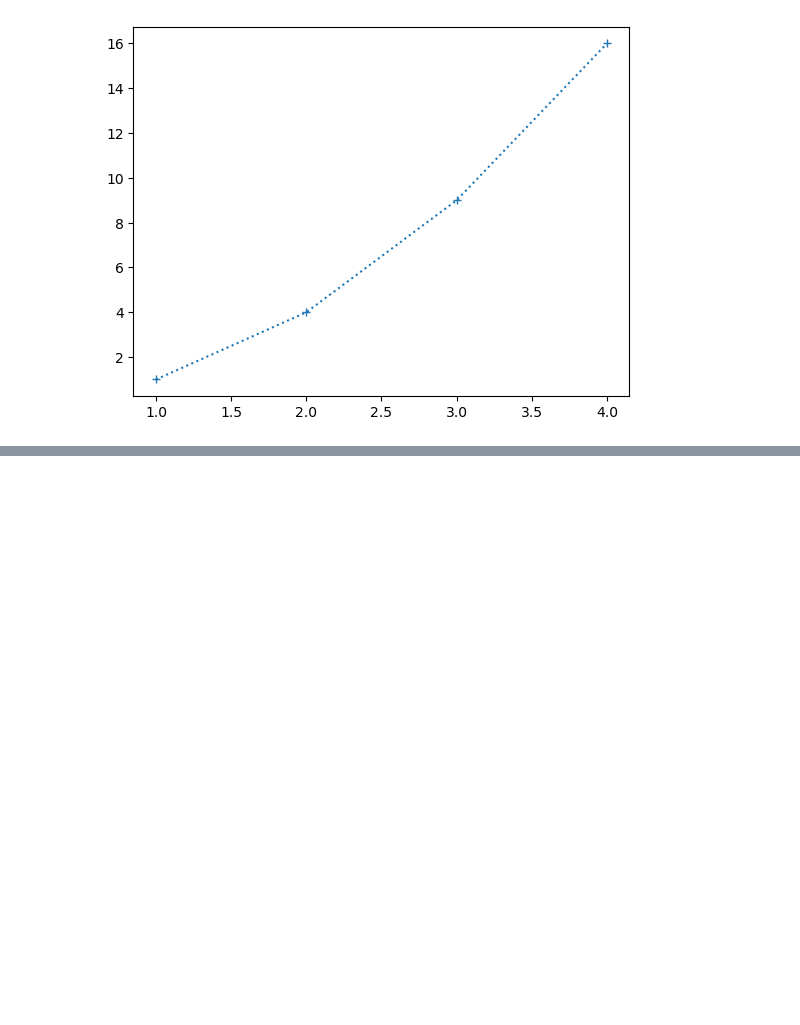
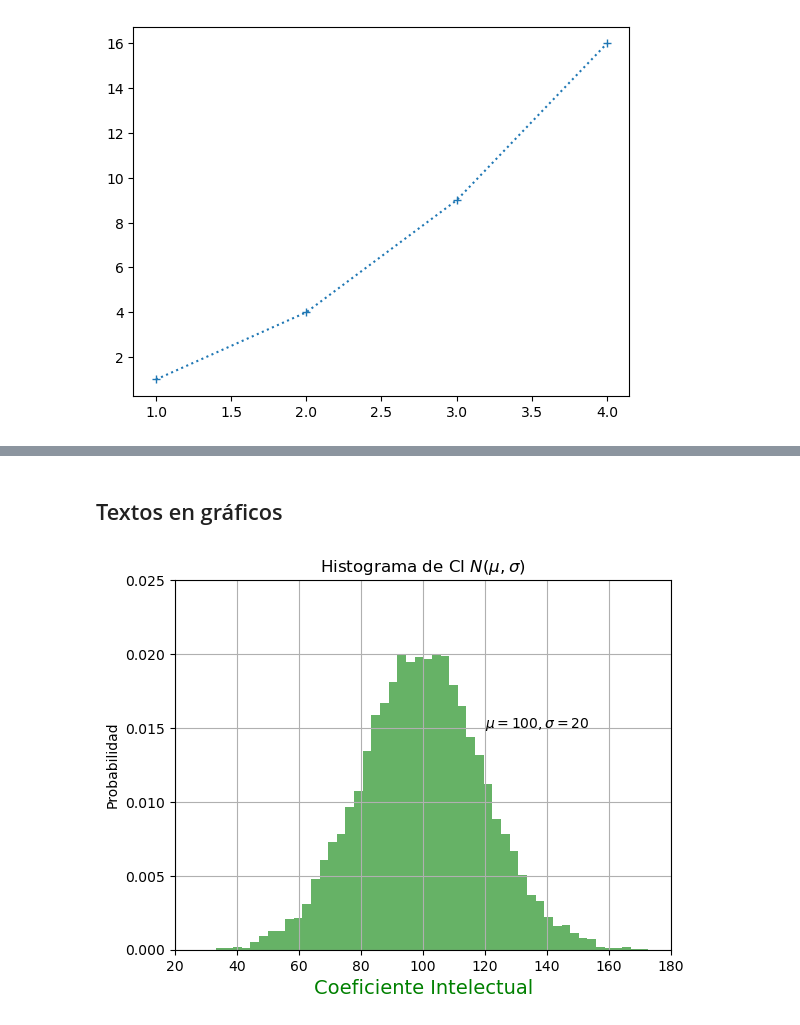
Before and after one commit to Sebastian-Landeo/FundamentosED-R-Python, a Jupyter notebook: Python AL/02-matplotlib.ipynb, the cells around one changed output, grey strips where cells are left out. Cells and saved outputs as stored; diff of their text form; code cells hidden in the pictures; blank space fills up the shorter version.

```diff
--- a/Python AL/02-matplotlib.ipynb
+++ b/Python AL/02-matplotlib.ipynb
@@ -73,0 +126,19 @@ plt.plot(x, y, marker="+", linestyle=":", animated=True)
+# %% [markdown]
+## Textos en gráficos
+# %%
+mu = 100
+sigma = 20
+x = mu+sigma*np.random.randn(10000)
+# %%
+n, bins, patches = plt.hist(x, 50, density=True, facecolor="g", alpha=0.6)
+
+plt.xlabel("Coeficiente Intelectual", fontsize=14, color="green")
+plt.ylabel("Probabilidad")
+plt.title(r"Histograma de CI $N(\mu, \sigma)$")
+plt.text(120, 0.015, r'$\mu = 100, \sigma=20$')
+plt.axis([20, 180, 0, 0.025])
+plt.grid(True)
+
+plt.show()
+# %% [output]
+[figure, added]
```
Also changed, not shown: parts of 11 cells of this notebook, 1 other file.
